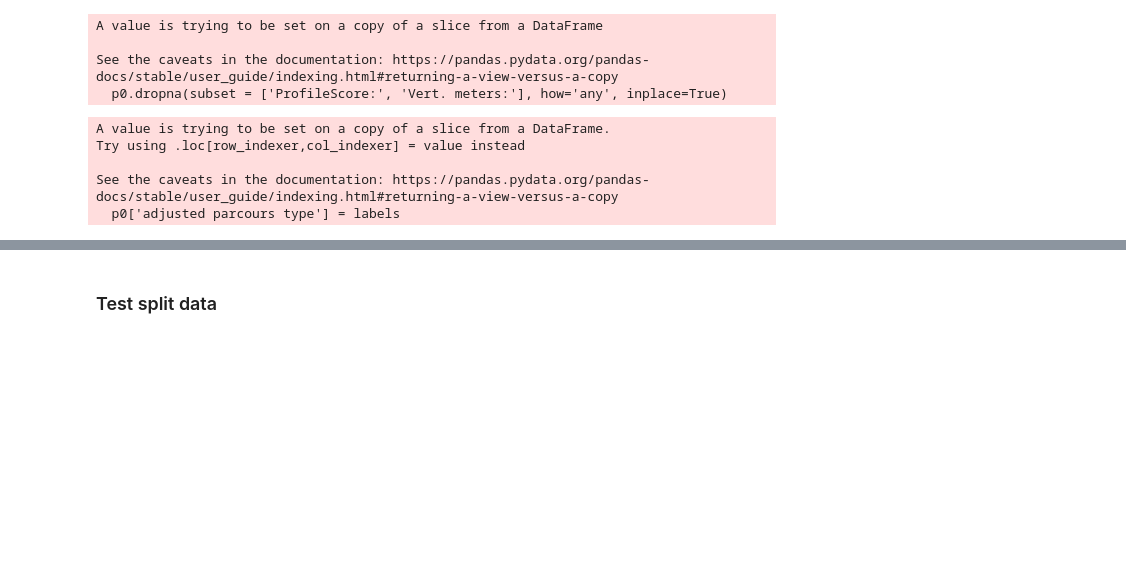
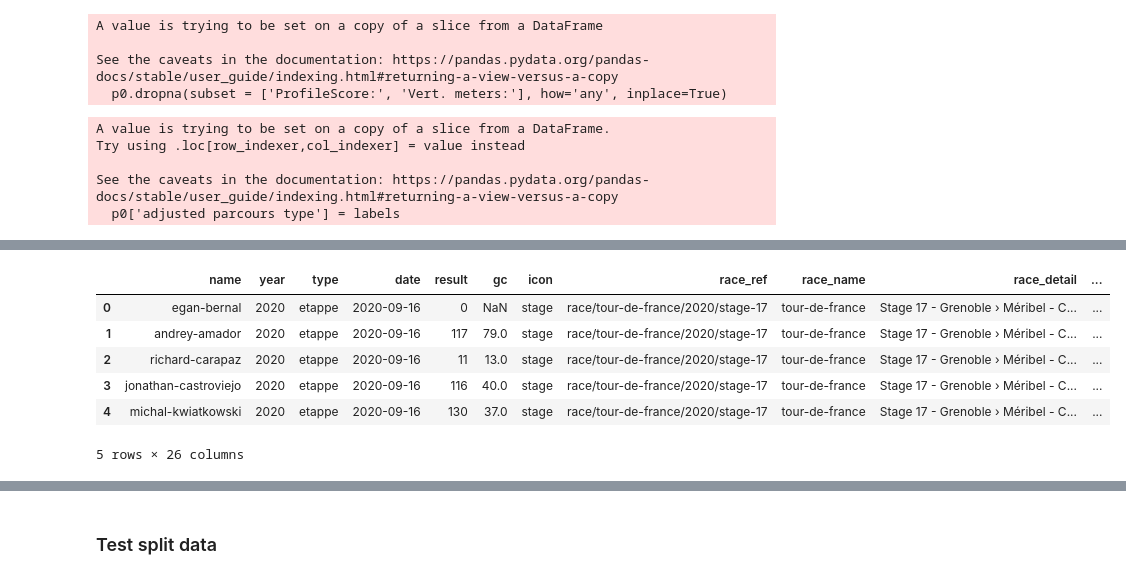
Before and after one commit to Michiel-DK/cycling, a Jupyter notebook: preprocess.ipynb, the cells around one changed output, grey strips where cells are left out. Drawn from its saved outputs; the diff is of its cells as text; code cells hidden in the pictures; blank space fills up the shorter version.

```diff
--- a/preprocess.ipynb
+++ b/preprocess.ipynb
@@ -296 +299,11 @@ merged.shape
+# %%
+merged.head()
+# %% [output]
+|  | name | year | type | date | result | gc | icon | race_ref | race_name | race_detail | ... |
+| 0 | egan-bernal | 2020 | etappe | 2020-09-16 | 0 | NaN | stage | race/tour-de-france/2020/stage-17 | tour-de-france | Stage 17 - Grenoble › Méribel - C... | ... |
+| 1 | andrey-amador | 2020 | etappe | 2020-09-16 | 117 | 79.0 | stage | race/tour-de-france/2020/stage-17 | tour-de-france | Stage 17 - Grenoble › Méribel - C... | ... |
+| 2 | richard-carapaz | 2020 | etappe | 2020-09-16 | 11 | 13.0 | stage | race/tour-de-france/2020/stage-17 | tour-de-france | Stage 17 - Grenoble › Méribel - C... | ... |
+| 3 | jonathan-castroviejo | 2020 | etappe | 2020-09-16 | 116 | 40.0 | stage | race/tour-de-france/2020/stage-17 | tour-de-france | Stage 17 - Grenoble › Méribel - C... | ... |
+| 4 | michal-kwiatkowski | 2020 | etappe | 2020-09-16 | 130 | 37.0 | stage | race/tour-de-france/2020/stage-17 | tour-de-france | Stage 17 - Grenoble › Méribel - C... | ... |
+5 rows × 26 columns
 # %%
```
Also changed, not shown: parts of 22 cells of this notebook, 5 other files.
